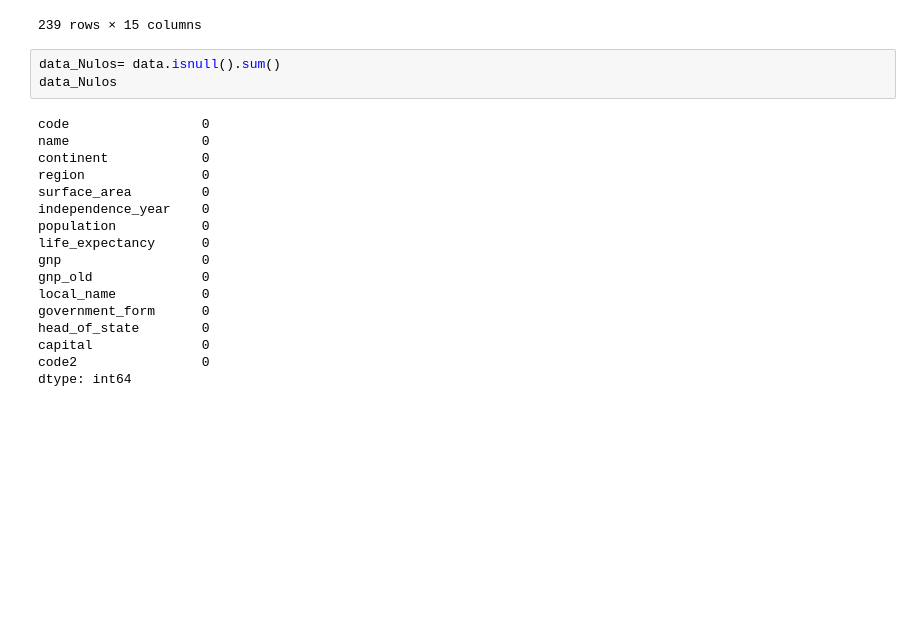
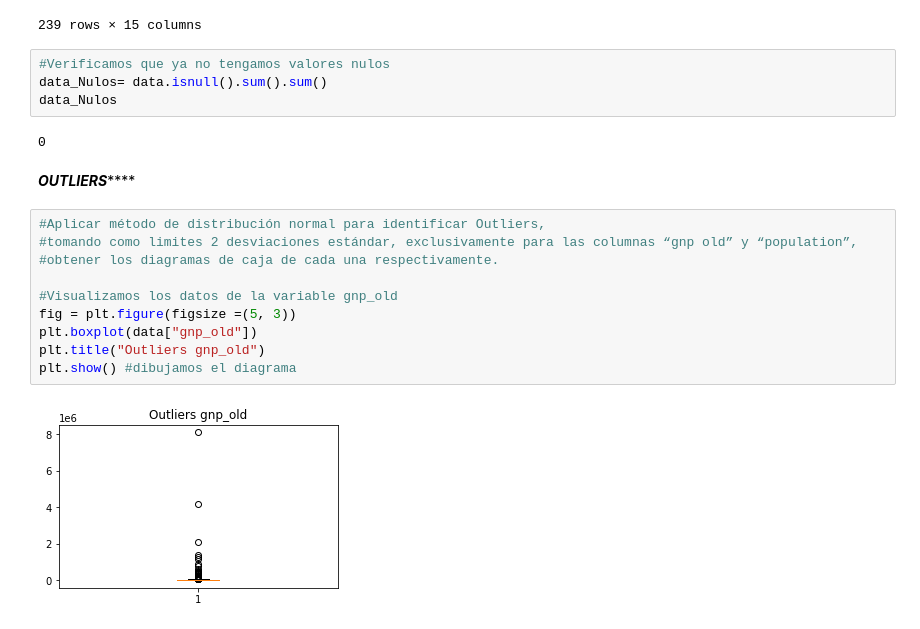
Before and after one commit to rodrigoruizteodoro/Reto_Final, a Jupyter notebook: Reto_Final.ipynb, the cells around one changed output. Saved outputs shown, nothing was run; the diff lists cells and outputs as text; blank space fills up the shorter version.

Commit message:
4.- distribución normal para outliers

```diff
--- a/Reto_Final.ipynb
+++ b/Reto_Final.ipynb
@@ -87,23 +89,23 @@ data
 | 237 | ZMB | Zambia | Africa | Eastern Africa | 752618.0 | 1964.0 | 9169000 | 37.2 | ... |
 | 238 | ZWE | Zimbabwe | Africa | Eastern Africa | 390757.0 | 1980.0 | 11669000 | 37.8 | ... |
 239 rows × 15 columns
-# %%
-data_Nulos= data.isnull().sum()
-data_Nulos
-# %% [output]
-code                 0
-name                 0
-continent            0
-region               0
-surface_area         0
-independence_year    0
-population           0
-life_expectancy      0
-gnp                  0
-gnp_old              0
-local_name           0
-government_form      0
-head_of_state        0
-capital              0
-code2                0
-dtype: int64
+# %%
+#Verificamos que ya no tengamos valores nulos
+data_Nulos= data.isnull().sum().sum()
+data_Nulos
+# %% [output]
+0
+# %% [markdown]
+*****************************OUTLIERS*********************************
+# %%
+#Aplicar método de distribución normal para identificar Outliers,
+#tomando como limites 2 desviaciones estándar, exclusivamente para las columnas “gnp old” y “population”,
+#obtener los diagramas de caja de cada una respectivamente.
+
+#Visualizamos los datos de la variable gnp_old
+fig = plt.figure(figsize =(5, 3))
+plt.boxplot(data["gnp_old"])
+plt.title("Outliers gnp_old")
+plt.show() #dibujamos el diagrama
+# %% [output]
+[figure, added]
```
Also changed, not shown: parts of 6 cells of this notebook.
